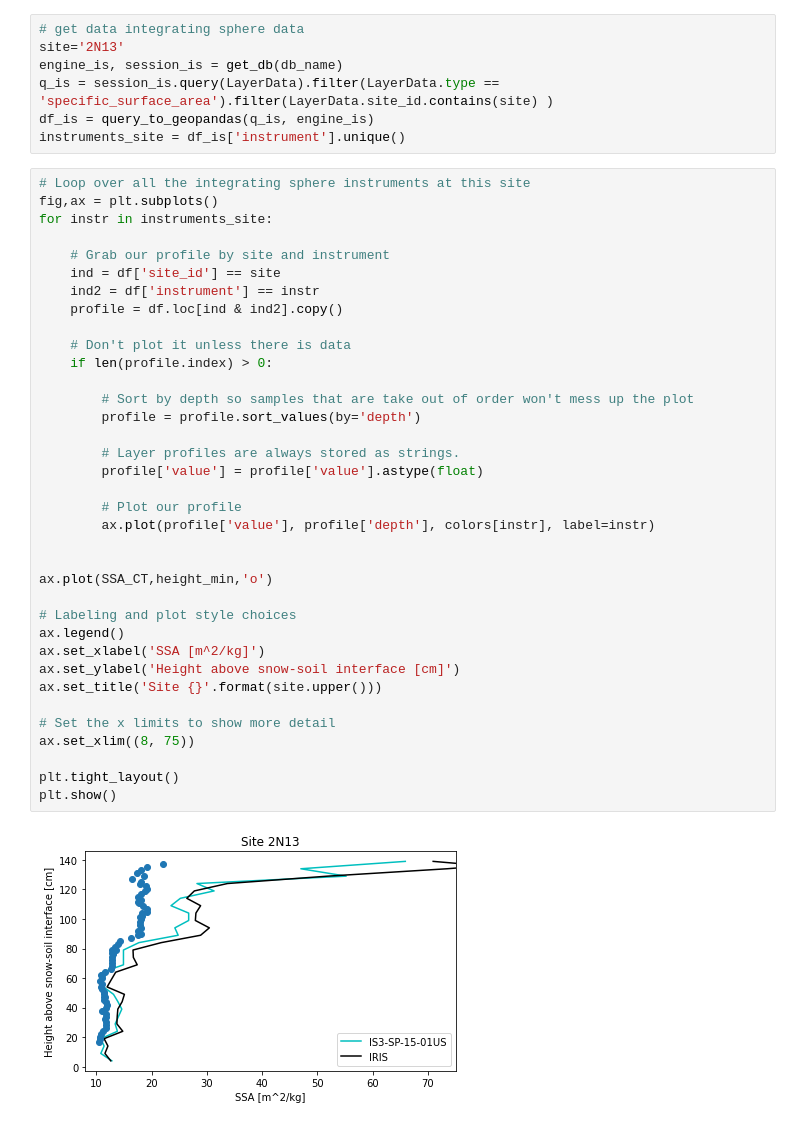
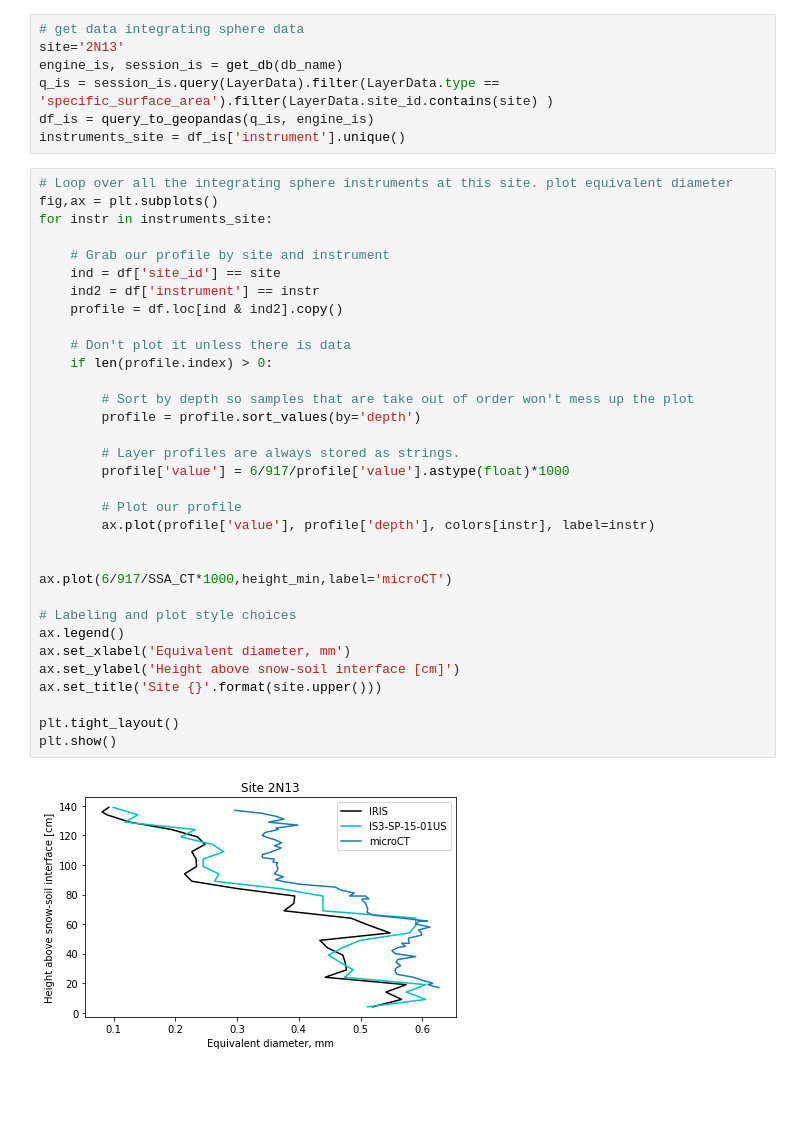
Before and after one commit to snowex-hackweek/website-2021, a Jupyter notebook: book/tutorials/microstructure/microstructure-tutorial.ipynb, the cells around one changed output. Saved outputs shown, nothing was run; the diff lists cells and outputs as text; blank space fills up the shorter version.

```diff
--- a/book/tutorials/microstructure/microstructure-tutorial.ipynb
+++ b/book/tutorials/microstructure/microstructure-tutorial.ipynb
@@ -226,40 +252,37 @@ q_is = session_is.query(LayerData).filter(LayerData.type == 'specific_surface_ar
 df_is = query_to_geopandas(q_is, engine_is)
 instruments_site = df_is['instrument'].unique()
 # %%
-# Loop over all the integrating sphere instruments at this site
+# Loop over all the integrating sphere instruments at this site. plot equivalent diameter
 fig,ax = plt.subplots()
 for instr in instruments_site:
 
     # Grab our profile by site and instrument
     ind = df['site_id'] == site
     ind2 = df['instrument'] == instr
     profile = df.loc[ind & ind2].copy()
 
     # Don't plot it unless there is data
     if len(profile.index) > 0:
 
         # Sort by depth so samples that are take out of order won't mess up the plot
         profile = profile.sort_values(by='depth')
 
         # Layer profiles are always stored as strings.
-        profile['value'] = profile['value'].astype(float)
+        profile['value'] = 6/917/profile['value'].astype(float)*1000
 
         # Plot our profile
         ax.plot(profile['value'], profile['depth'], colors[instr], label=instr)
 
 
-ax.plot(SSA_CT,height_min,'o')
+ax.plot(6/917/SSA_CT*1000,height_min,label='microCT')
 
 # Labeling and plot style choices
 ax.legend()
-ax.set_xlabel('SSA [m^2/kg]')
+ax.set_xlabel('Equivalent diameter, mm')
 ax.set_ylabel('Height above snow-soil interface [cm]')
 ax.set_title('Site {}'.format(site.upper()))
 
-# Set the x limits to show more detail
-ax.set_xlim((8, 75))
-
 plt.tight_layout()
 plt.show()
 # %% [output]
-[figure, old version]
+[figure, new version]
```
Also changed, not shown: parts of 2 cells of this notebook, 3 other files.
